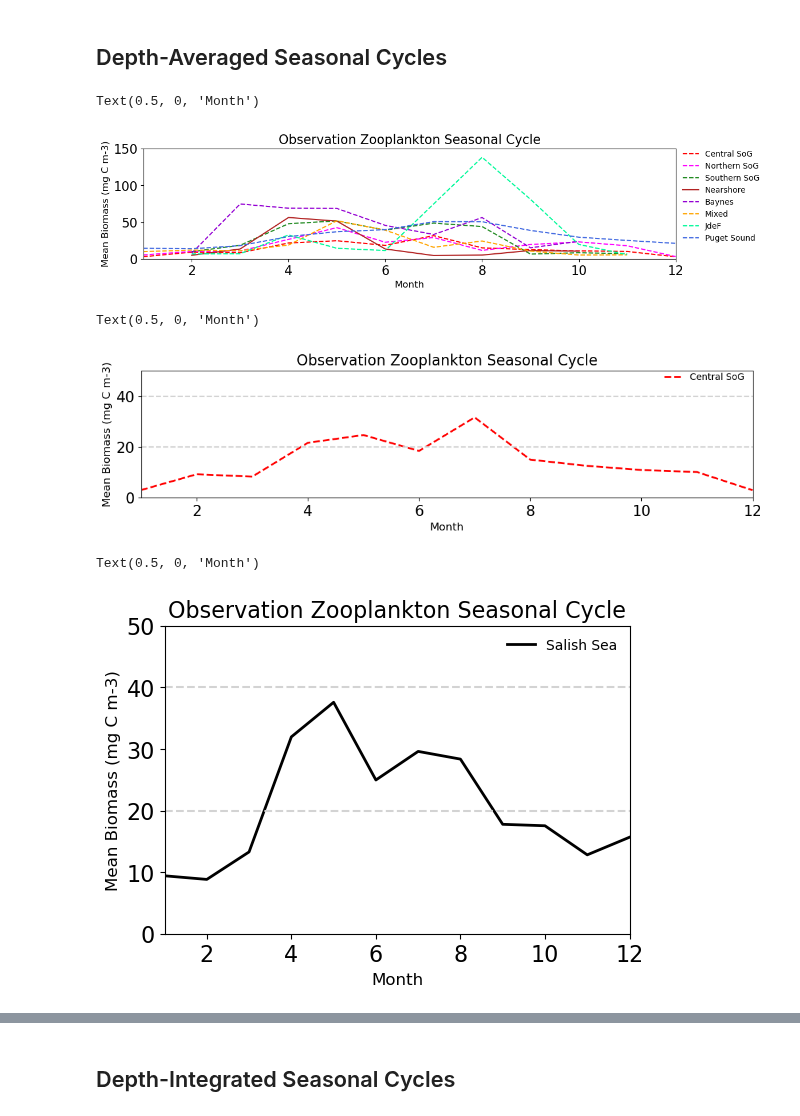
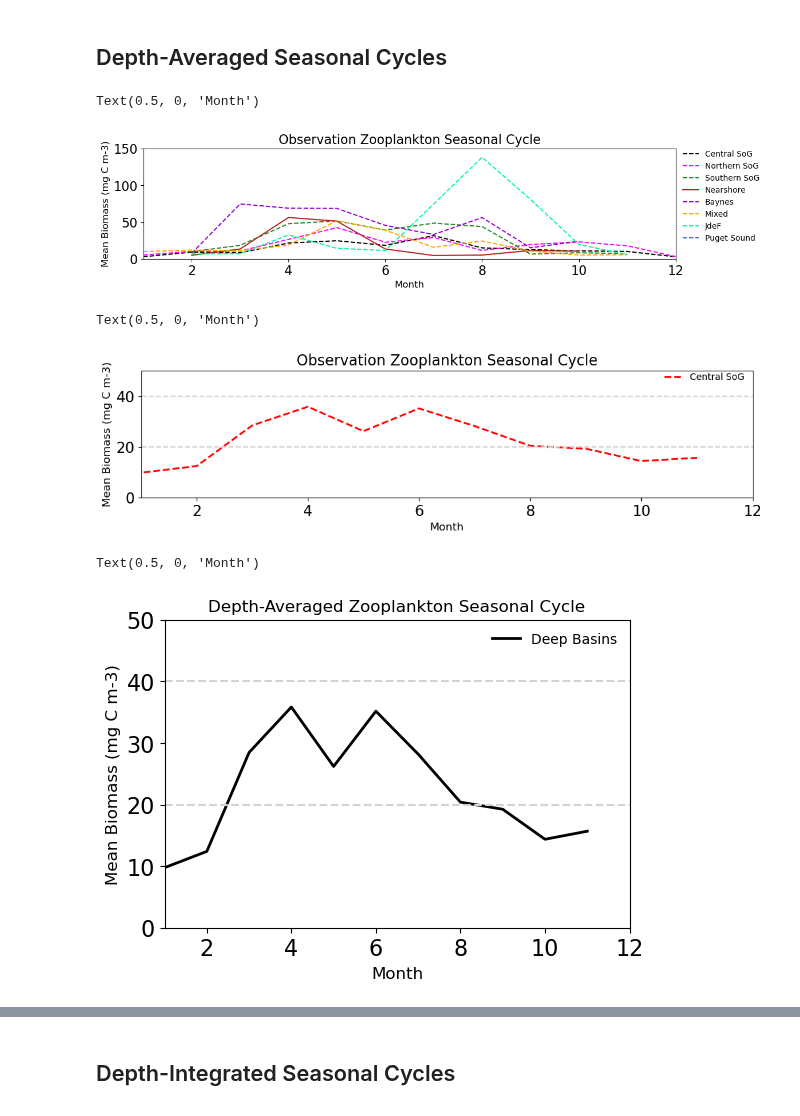
Before and after one commit to SalishSeaCast/analysis-karyn, a Jupyter notebook: notebooks/Evaluations/ModelTuning_Z2SeasonalCycle.ipynb, the cells around one changed output, grey strips where cells are left out. Saved outputs shown, nothing was run; the diff lists cells and outputs as text; code cells hidden in the pictures.

```diff
--- a/notebooks/Evaluations/ModelTuning_Z2SeasonalCycle.ipynb
+++ b/notebooks/Evaluations/ModelTuning_Z2SeasonalCycle.ipynb
@@ -309,28 +449,28 @@ Text(0, 0.5, 'Mean Biomass (g C m-2)')
 ## Depth-Averaged Seasonal Cycles
 # %%
 fig,ax=plt.subplots(1,1,figsize=(12,2.5))
-ax.plot(logt_inv(monthlymeanCentralSoG['L10Total']),'--',color='red',label='Central SoG')
+ax.plot(logt_inv(monthlymeanCentralSoG['L10Total']),'--',color='k',label='Central SoG')
 ax.plot(logt_inv(monthlymeanNorthernSoG['L10Total']),'--',color='fuchsia',label='Northern SoG')
 ax.plot(logt_inv(monthlymeanSouthernSoG['L10Total']),'--',color='forestgreen',label='Southern SoG')
 ax.plot(logt_inv(monthlymeanNearshoreNE['L10Total']),'-',color='firebrick',label='Nearshore')
 ax.plot(logt_inv(monthlymeanBaynes['L10Total']),'--',color='darkviolet',label='Baynes')
 ax.plot(logt_inv(monthlymeanMixed['L10Total']),'--',color='orange',label='Mixed')
 ax.plot(logt_inv(monthlymeanJdF['L10Total']),'--',color='mediumspringgreen',label='JdeF')
 ax.plot(logt_inv(monthlymeanPuget['L10Total']),'--',color='royalblue',label='Puget Sound')
 #ax.plot(logt_inv(monthlymean['L10Total']),'-',color='k',linewidth=2,label='All')
 
 ax.set_ylim(0,150)
 ax.set_xlim(1,12)
 ax.set_title('Observation Zooplankton Seasonal Cycle')
 ax.set_ylabel('Mean Biomass (mg C m-3)',fontsize=12)
 ax.legend(fontsize=10,frameon=False,bbox_to_anchor=(1., 1.05))
 ax.set_xlabel('Month',fontsize=12)
 # %% [output]
 Text(0.5, 0, 'Month')
-[figure, old version]
+[figure, new version]
 # %%
 fig,ax=plt.subplots(1,1,figsize=(12,2.5))
-ax.plot(logt_inv(monthlymeanCentralSoG['L10Total']),'--',color='red',linewidth=2,label='Central SoG')
+ax.plot(logt_inv(monthlymeanDeepBasins['L10Total']),'--',color='red',linewidth=2,label='Central SoG')
 
 ax.set_ylim(0,50)
 ax.set_xlim(1,12)
@@ -343,14 +483,14 @@ ax.axhline(y=40,linestyle='--',color='lightgrey')
 ax.set_xlabel('Month',fontsize=12)
 # %% [output]
 Text(0.5, 0, 'Month')
-[figure, old version]
+[figure, new version]
 # %%
 fig,ax=plt.subplots(1,1,figsize=(6,4))
-ax.plot(logt_inv(monthlymean['L10Total']),'-',color='k',linewidth=2,label='Salish Sea')
+ax.plot(logt_inv(monthlymeanDeepBasins['L10Total']),'-',color='k',linewidth=2,label='Deep Basins')
 
 ax.set_ylim(0,50)
 ax.set_xlim(1,12)
-ax.set_title('Observation Zooplankton Seasonal Cycle')
+ax.set_title('Depth-Averaged Zooplankton Seasonal Cycle',fontsize=12)
 ax.set_ylabel('Mean Biomass (mg C m-3)',fontsize=12)
 ax.legend(fontsize=10,frameon=False)
 ax.axhline(y=20,linestyle='--',color='lightgrey')
@@ -359,5 +499,5 @@ ax.axhline(y=40,linestyle='--',color='lightgrey')
 ax.set_xlabel('Month',fontsize=12)
 # %% [output]
 Text(0.5, 0, 'Month')
-[figure, old version]
+[figure, new version]
 # %%
```
Also changed, not shown: parts of 53 cells of this notebook.
